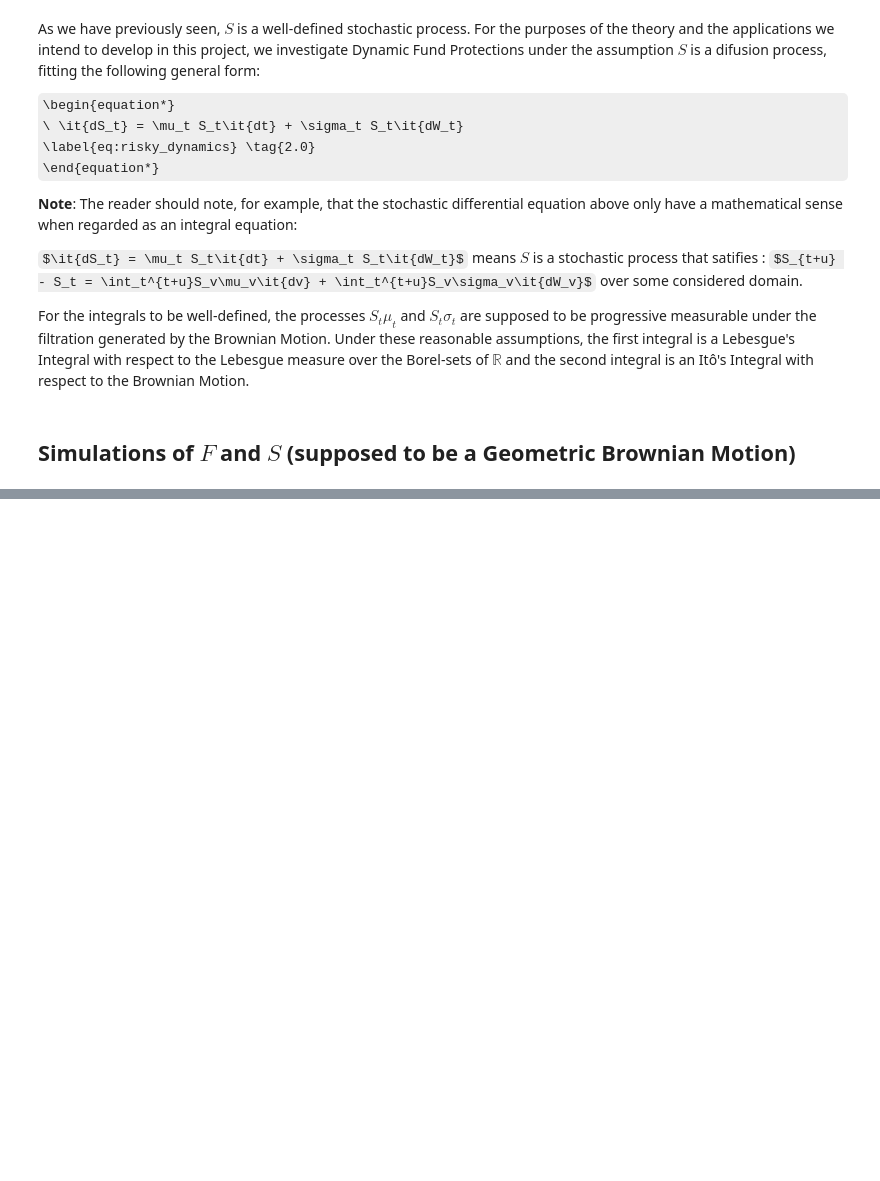
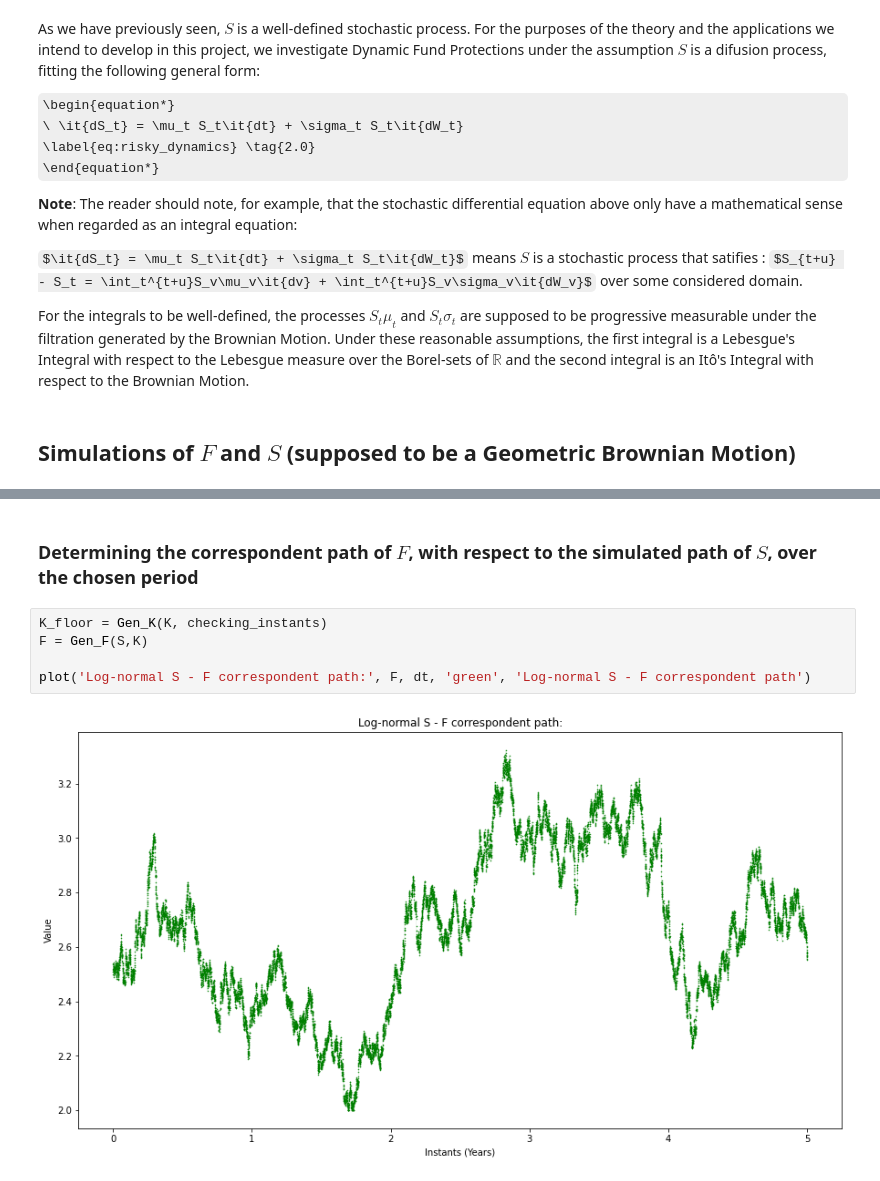
Before and after one commit to victor-felipegontijo/Dynamic-Fund-Protection, a Jupyter notebook: Dynamic_Fund_Protection.ipynb, the cells around one changed output, grey strips where cells are left out. Saved outputs shown, nothing was run; the diff lists cells and outputs as text; some formulas as TeX source; blank space fills up the shorter version.

```diff
--- a/Dynamic_Fund_Protection.ipynb
+++ b/Dynamic_Fund_Protection.ipynb
@@ -105,0 +167,9 @@ For the integrals to be well-defined, the processes $S_t\mu_t$ and $S_t\sigma_t$
+# %% [markdown]
+### Determining the correspondent path of $F$, with respect to the simulated path of $S$, over the chosen period
+# %%
+K_floor = Gen_K(K, checking_instants)
+F = Gen_F(S,K)
+
+plot('Log-normal S - F correspondent path:', F, dt, 'green', 'Log-normal S - F correspondent path')
+# %% [output]
+[figure, added]
```
Also changed, not shown: parts of 16 cells of this notebook, 2 other files.
